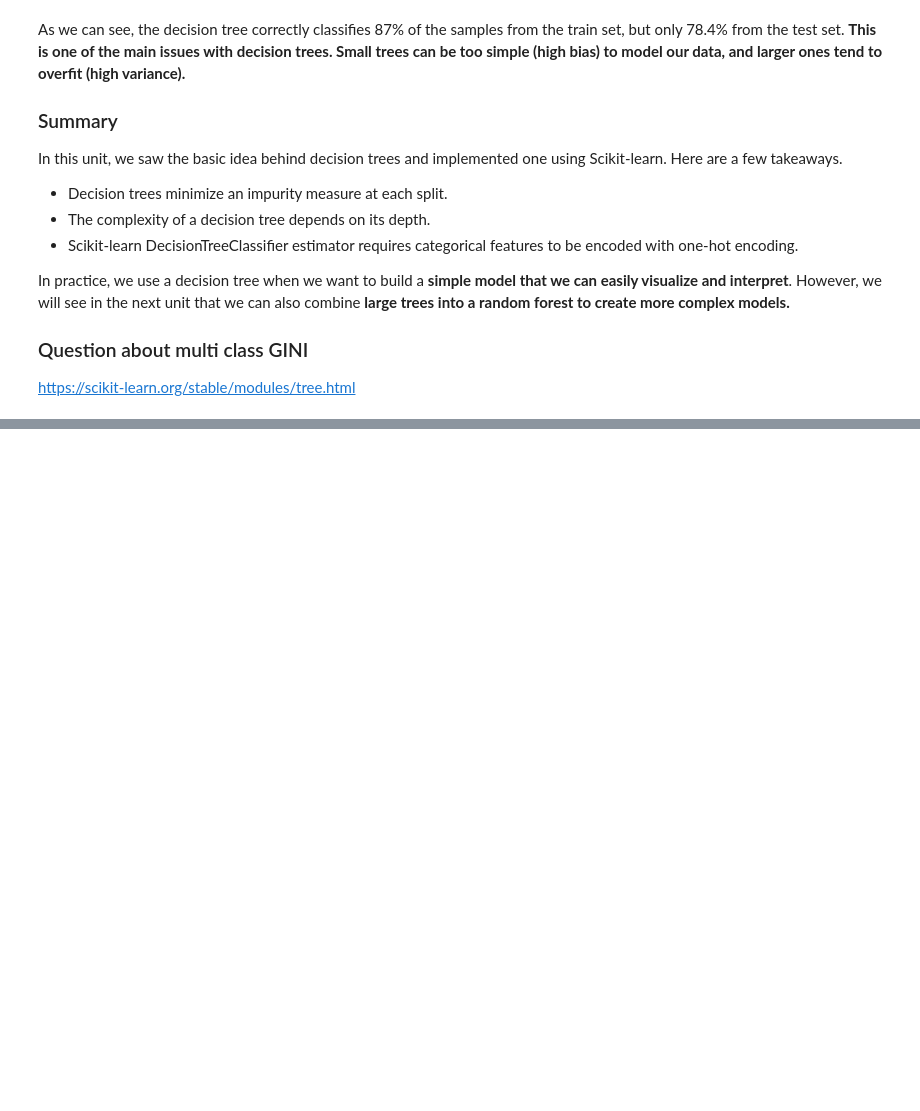
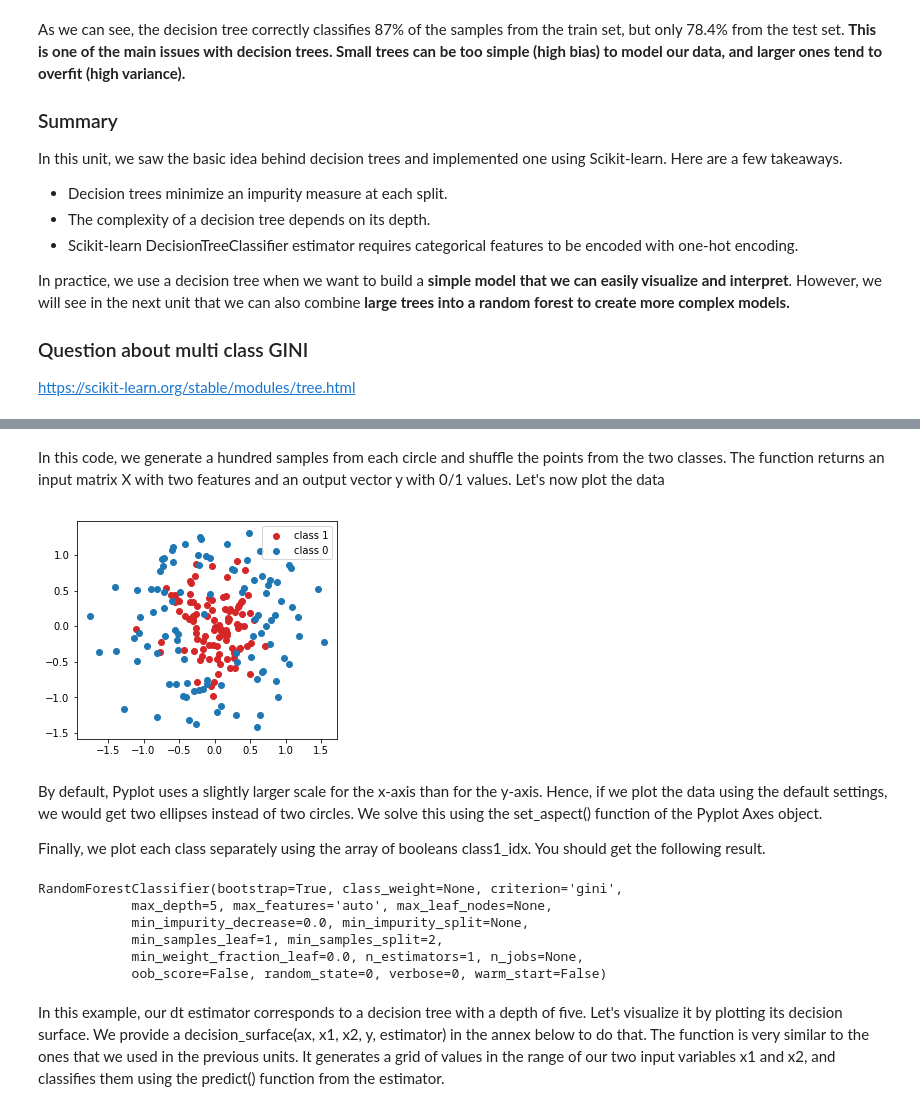
Before and after one commit to LyesOUDINACHE/EPFL-Course, a Jupyter notebook: 4-5 - Decision trees & SVM.ipynb, the cells around one changed output, grey strips where cells are left out. Saved outputs shown, nothing was run; the diff lists cells and outputs as text; code cells hidden in the pictures; blank space fills up the shorter version.

```diff
--- a/4-5 - Decision trees & SVM.ipynb
+++ b/4-5 - Decision trees & SVM.ipynb
@@ -321,0 +354,46 @@ https://scikit-learn.org/stable/modules/tree.html
+# %%
+from sklearn.datasets import make_circles
+
+# Generate circle data set
+X, y = make_circles(
+    n_samples=200, shuffle=True, noise=0.3, random_state=0, factor=0.3)
+# %% [markdown]
+In this code, we generate a hundred samples from each circle and shuffle the points from the two classes. The function returns an input matrix X with two features and an output vector y with 0/1 values. Let's now plot the data
+# %%
+%matplotlib inline
+import matplotlib.pyplot as plt
+
+# Same scale for x- and y-axis
+fig, ax = plt.subplots()
+ax.set_aspect('equal', adjustable='box')
+
+# Plot data
+class1_idx = (y == 1)
+ax.scatter(X[:, 0][class1_idx], X[:, 1][class1_idx], c='C3', label='class 1')
+ax.scatter(X[:, 0][~class1_idx], X[:, 1][~class1_idx], c='C0', label='class 0')
+ax.legend()
+plt.show()
+# %% [output]
+[figure, added]
+# %% [markdown]
+By default, Pyplot uses a slightly larger scale for the x-axis than for the y-axis. Hence, if we plot the data using the default settings, we would get two ellipses instead of two circles. We solve this using the set_aspect() function of the Pyplot Axes object.
+
+Finally, we plot each class separately using the array of booleans class1_idx. You should get the following result.
+# %%
+from sklearn.ensemble import RandomForestClassifier
+
+# Create a decision tree
+dt = RandomForestClassifier(
+    n_estimators=1, max_depth=5, random_state=0)
+
+# Fit estimator
+dt.fit(X, y)
+# %% [output]
+RandomForestClassifier(bootstrap=True, class_weight=None, criterion='gini',
+            max_depth=5, max_features='auto', max_leaf_nodes=None,
+            min_impurity_decrease=0.0, min_impurity_split=None,
+            min_samples_leaf=1, min_samples_split=2,
+            min_weight_fraction_leaf=0.0, n_estimators=1, n_jobs=None,
+            oob_score=False, random_state=0, verbose=0, warm_start=False)
+# %% [markdown]
+In this example, our dt estimator corresponds to a decision tree with a depth of five. Let's visualize it by plotting its decision surface. We provide a decision_surface(ax, x1, x2, y, estimator) in the annex below to do that. The function is very similar to the ones that we used in the previous units. It generates a grid of values in the range of our two input variables x1 and x2, and classifies them using the predict() function from the estimator.
```
Also changed, not shown: parts of 61 cells of this notebook, 7 other files.
